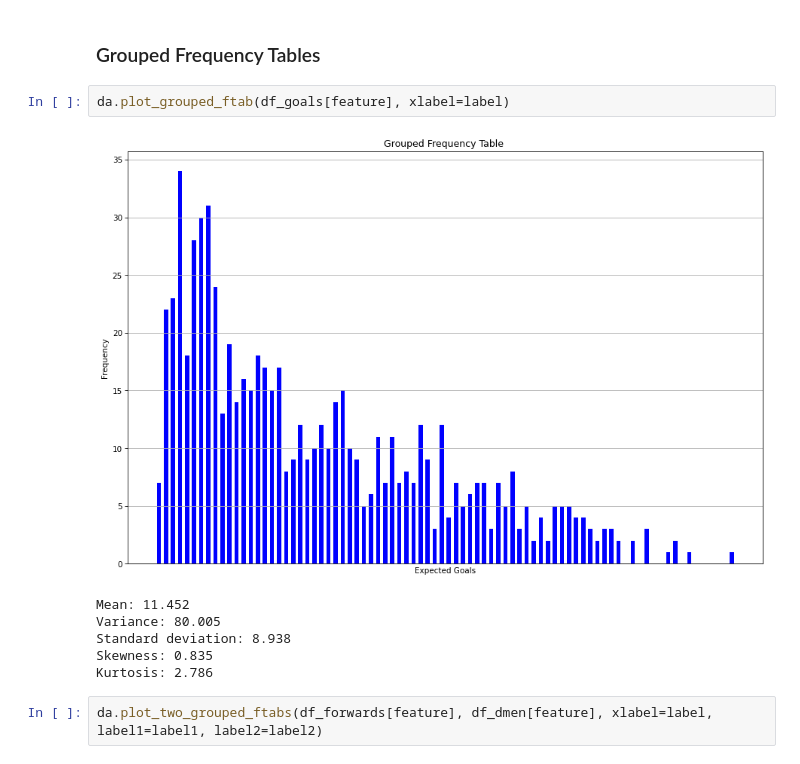
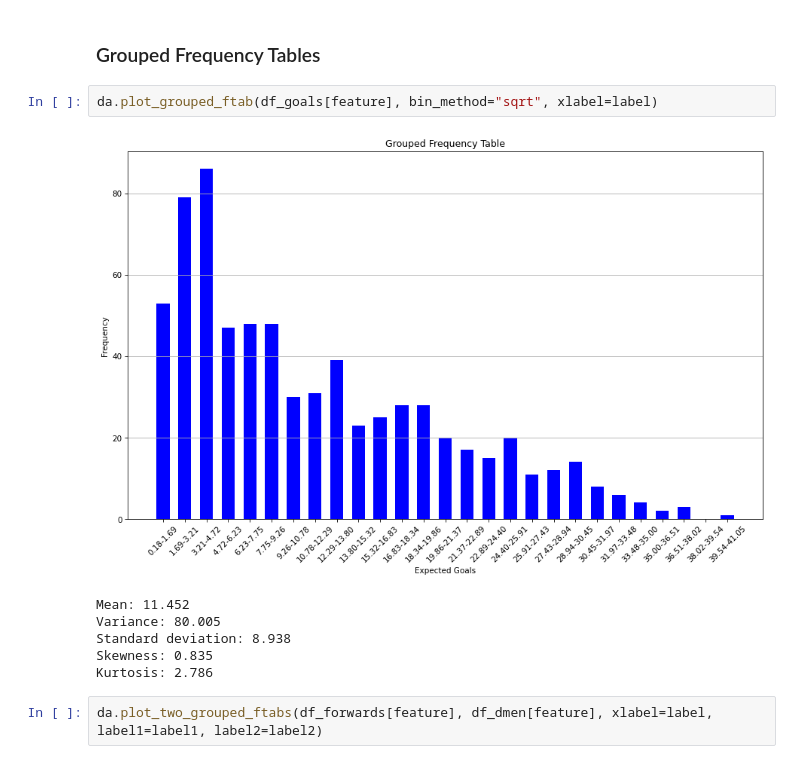
Before and after one commit to thedanicode24/moneypuck-data, a Jupyter notebook: skaters/expected-goals.ipynb, the cells around one changed output. Cells and saved outputs as stored; diff of their text form.

```diff
--- a/skaters/expected-goals.ipynb
+++ b/skaters/expected-goals.ipynb
@@ -118,9 +118,9 @@ df_dmen = df_goals[df_goals["position"]=="D"] # df about defencemen
 # %% [markdown]
 ### Grouped Frequency Tables
 # %%
-da.plot_grouped_ftab(df_goals[feature], xlabel=label)
+da.plot_grouped_ftab(df_goals[feature], bin_method="sqrt", xlabel=label)
 # %% [output]
-[figure, old version]
+[figure, new version]
 Mean: 11.452
 Variance: 80.005
 Standard deviation: 8.938
```
Also changed, not shown: parts of 1 cell of this notebook, 3 other files.
